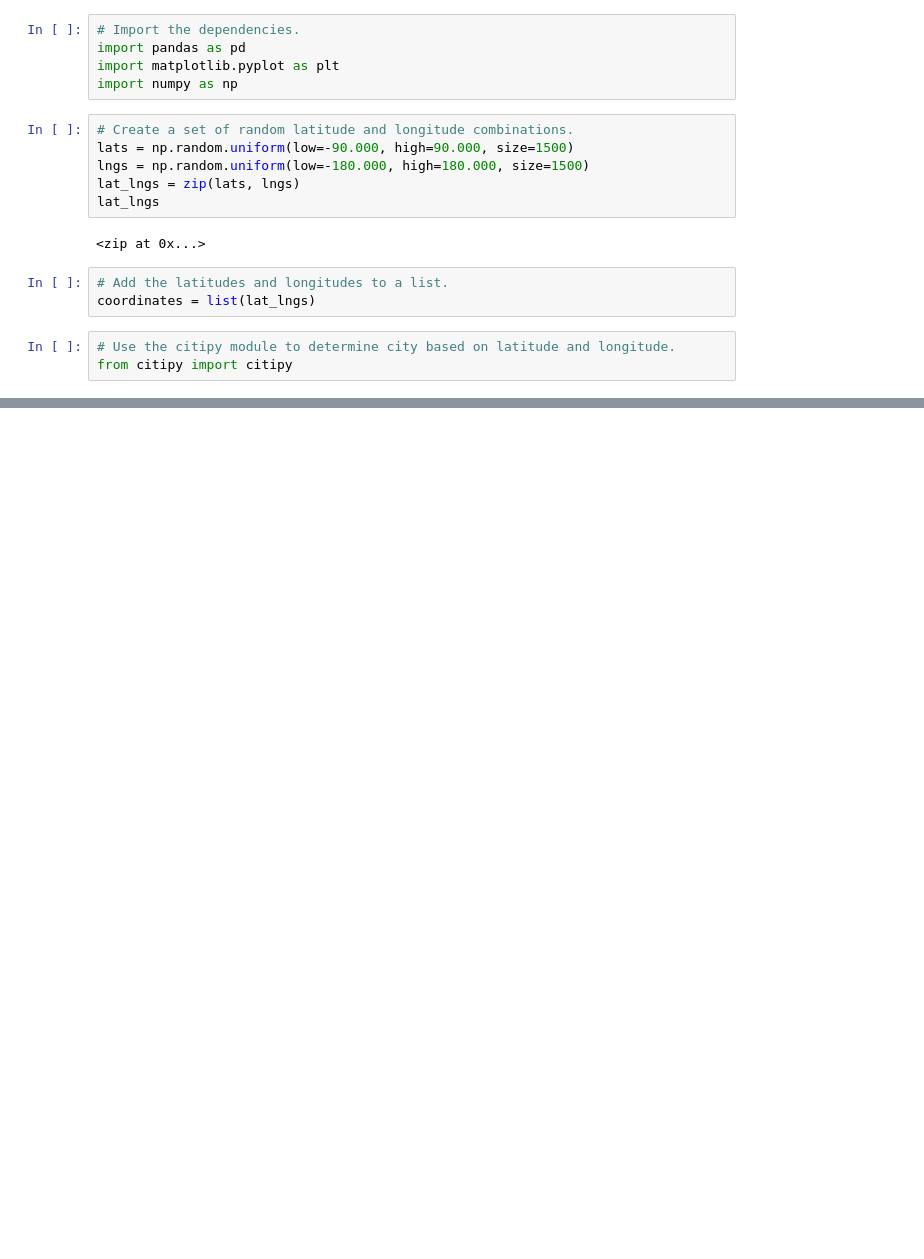
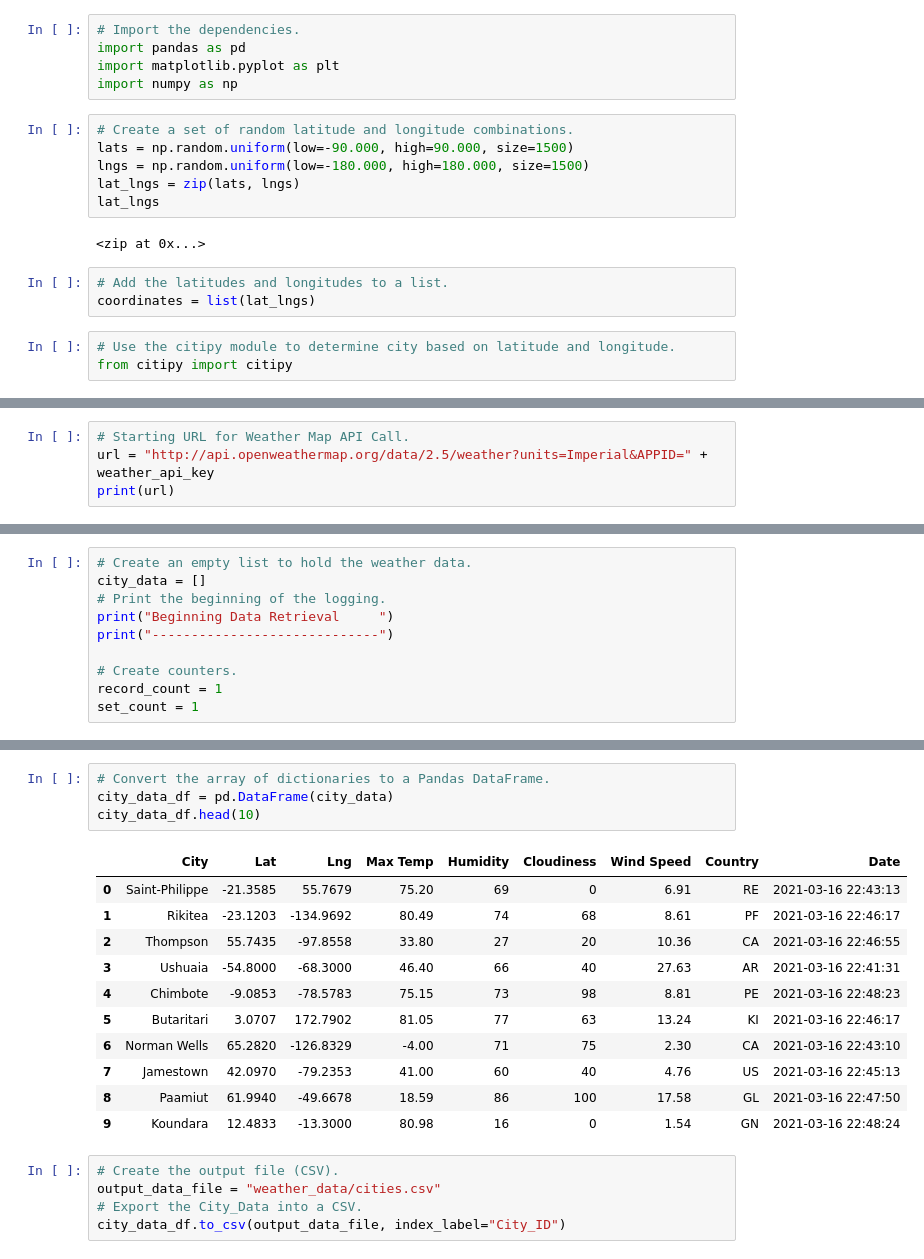
Before and after one commit to Ziyixie123/World_Weather_Analysis, a Jupyter notebook: WeatherPy.ipynb, the cells around one changed output, grey strips where cells are left out. Drawn from its saved outputs; the diff is of its cells as text; blank space fills up the shorter version.

```diff
--- a/WeatherPy.ipynb
+++ b/WeatherPy.ipynb
@@ -33,0 +41,4 @@ len(cities)
+# %%
+# Starting URL for Weather Map API Call.
+url = "http://api.openweathermap.org/data/2.5/weather?units=Imperial&APPID=" + weather_api_key
+print(url)
@@ -33,0 +50,10 @@ len(cities)
+# %%
+# Create an empty list to hold the weather data.
+city_data = []
+# Print the beginning of the logging.
+print("Beginning Data Retrieval     ")
+print("-----------------------------")
+
+# Create counters.
+record_count = 1
+set_count = 1
@@ -33,0 +130,21 @@ len(cities)
+# %%
+# Convert the array of dictionaries to a Pandas DataFrame.
+city_data_df = pd.DataFrame(city_data)
+city_data_df.head(10)
+# %% [output]
+|  | City | Lat | Lng | Max Temp | Humidity | Cloudiness | Wind Speed | Country | Date |
+| 0 | Saint-Philippe | -21.3585 | 55.7679 | 75.20 | 69 | 0 | 6.91 | RE | 2021-03-16 22:43:13 |
+| 1 | Rikitea | -23.1203 | -134.9692 | 80.49 | 74 | 68 | 8.61 | PF | 2021-03-16 22:46:17 |
+| 2 | Thompson | 55.7435 | -97.8558 | 33.80 | 27 | 20 | 10.36 | CA | 2021-03-16 22:46:55 |
+| 3 | Ushuaia | -54.8000 | -68.3000 | 46.40 | 66 | 40 | 27.63 | AR | 2021-03-16 22:41:31 |
+| 4 | Chimbote | -9.0853 | -78.5783 | 75.15 | 73 | 98 | 8.81 | PE | 2021-03-16 22:48:23 |
+| 5 | Butaritari | 3.0707 | 172.7902 | 81.05 | 77 | 63 | 13.24 | KI | 2021-03-16 22:46:17 |
+| 6 | Norman Wells | 65.2820 | -126.8329 | -4.00 | 71 | 75 | 2.30 | CA | 2021-03-16 22:43:10 |
+| 7 | Jamestown | 42.0970 | -79.2353 | 41.00 | 60 | 40 | 4.76 | US | 2021-03-16 22:45:13 |
+| 8 | Paamiut | 61.9940 | -49.6678 | 18.59 | 86 | 100 | 17.58 | GL | 2021-03-16 22:47:50 |
+| 9 | Koundara | 12.4833 | -13.3000 | 80.98 | 16 | 0 | 1.54 | GN | 2021-03-16 22:48:24 |
+# %%
+# Create the output file (CSV).
+output_data_file = "weather_data/cities.csv"
+# Export the City_Data into a CSV.
+city_data_df.to_csv(output_data_file, index_label="City_ID")
```
Also changed, not shown: parts of 6 cells of this notebook, 3 other files.
